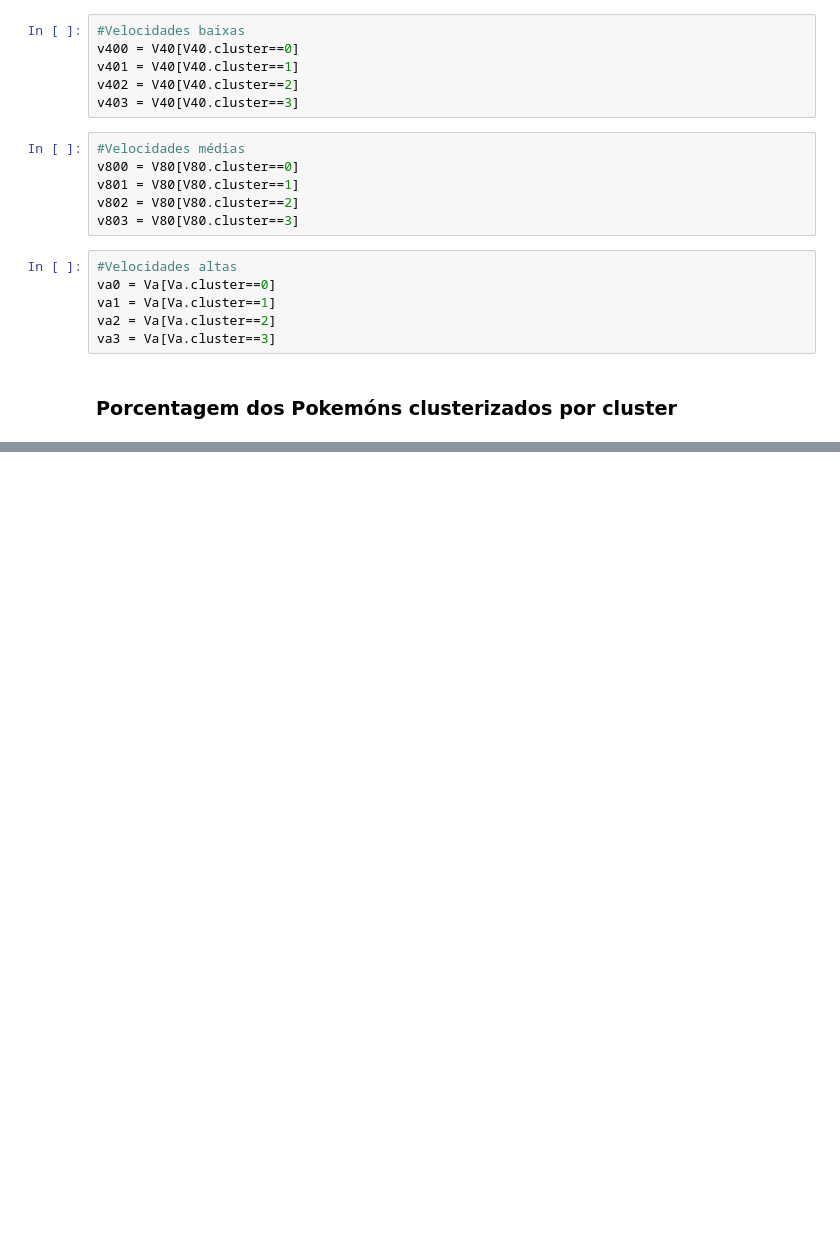
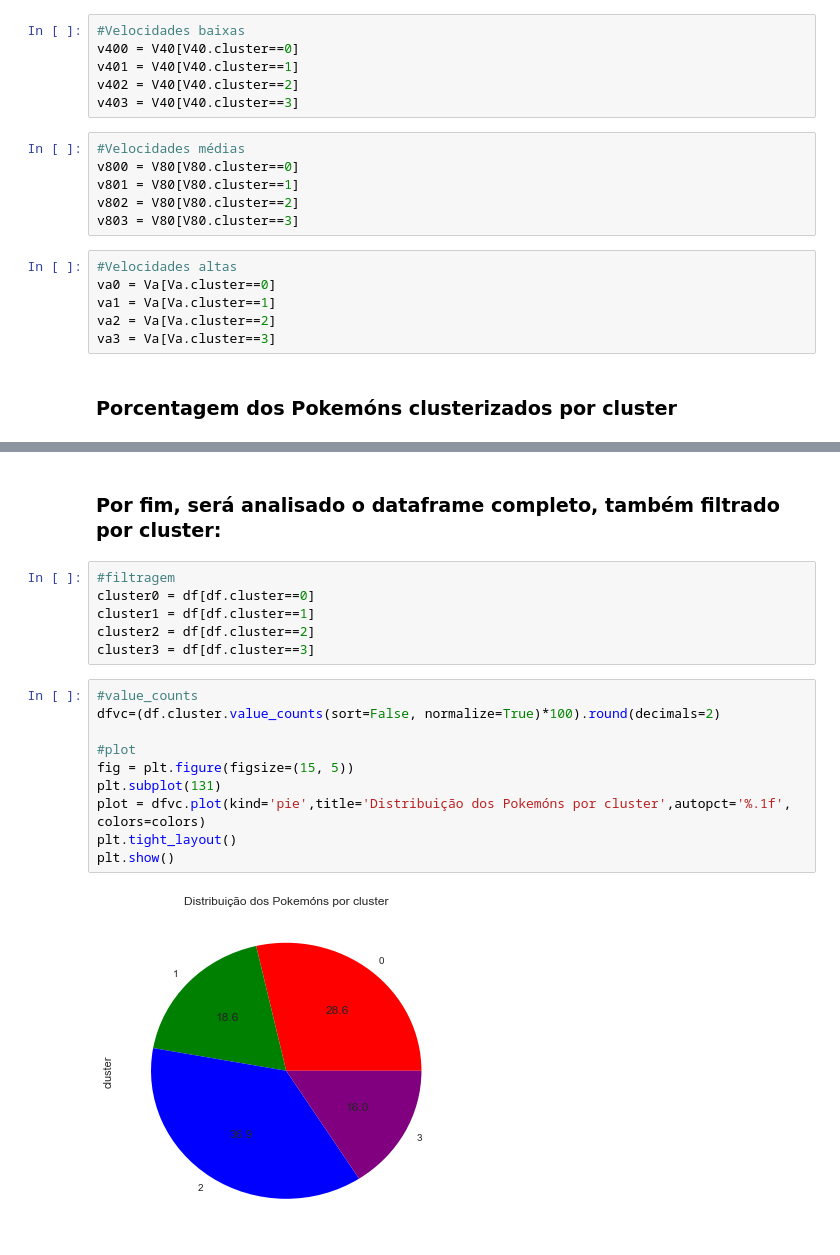
Before and after one commit to brunoartc/CD_3, a Jupyter notebook: Projeto3 - Clusterização de Pokemóns.ipynb, the cells around one changed output, grey strips where cells are left out. Saved outputs shown, nothing was run; the diff lists cells and outputs as text; blank space fills up the shorter version.

Commit message:
início da análise do dataframe clusterizado

```diff
--- a/Projeto3 - Clusterização de Pokemóns.ipynb
+++ b/Projeto3 - Clusterização de Pokemóns.ipynb
@@ -682,0 +679,20 @@ plt.show()
+# %% [markdown]
+### Por fim, será analisado o dataframe completo, também filtrado por cluster:
+# %%
+#filtragem
+cluster0 = df[df.cluster==0]
+cluster1 = df[df.cluster==1]
+cluster2 = df[df.cluster==2]
+cluster3 = df[df.cluster==3]
+# %%
+#value_counts
+dfvc=(df.cluster.value_counts(sort=False, normalize=True)*100).round(decimals=2)
+
+#plot
+fig = plt.figure(figsize=(15, 5))
+plt.subplot(131)
+plot = dfvc.plot(kind='pie',title='Distribuição dos Pokemóns por cluster',autopct='%.1f', colors=colors)
+plt.tight_layout()
+plt.show()
+# %% [output]
+[figure, added]
```
Also changed, not shown: parts of 23 cells of this notebook.
